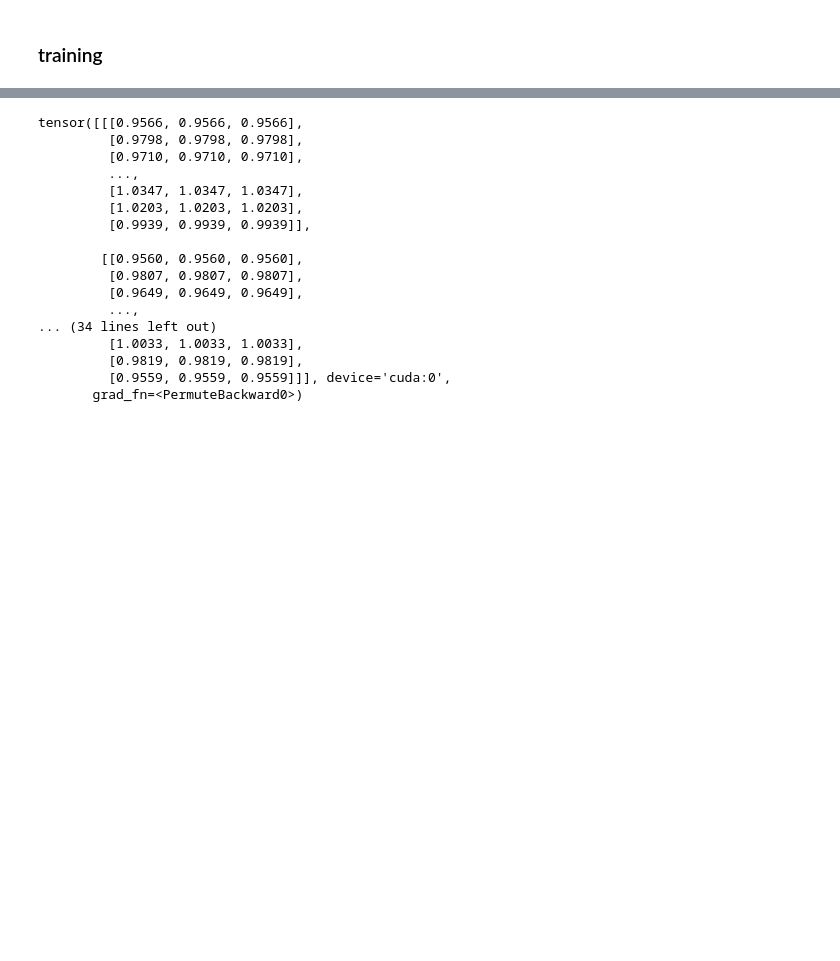
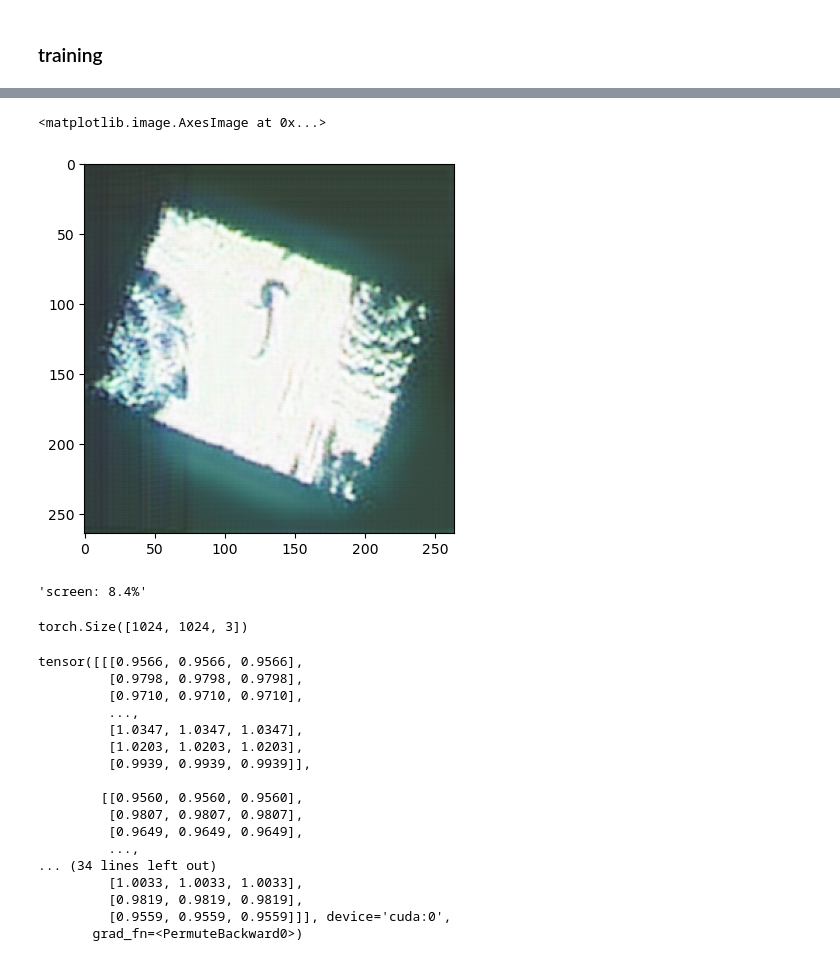
Before and after one commit to Dannynis/AdversarialRendering, a Jupyter notebook: adv_diff_a4_paper.ipynb, the cells around one changed output, grey strips where cells are left out. Drawn from its saved outputs; the diff is of its cells as text; code cells hidden in the pictures; blank space fills up the shorter version.

```diff
--- a/adv_diff_a4_paper.ipynb
+++ b/adv_diff_a4_paper.ipynb
@@ -723,6 +855,6 @@ class StableDiffusion(nn.Module):
 # %%
 import torch.nn.functional as F
 # %%
-sd = StableDiffusion('cuda',latent_mode=False)
+# sd = StableDiffusion('cuda',latent_mode=False)
 
-text_embed = sd.get_text_embeds(['white sheet of paper'])
+# text_embed = sd.get_text_embeds(['white sheet of paper'])
@@ -733,6 +950,9 @@ text_embed = sd.get_text_embeds(['white sheet of paper'])
 # %% [markdown]
 ### training
 # %%
+device = 'cuda' if torch.cuda.is_available() else 'cpu'
+SN = GNSmoothNoise(1024, zero_init=False, num_rgb=1).to(device)
+
 texture_noise_optim = torch.optim.Adam(params=list(p for p in SN.parameters() if p.requires_grad), lr=0.01)
 #add lr reduce scheduler
 scheduler = torch.optim.lr_scheduler.ReduceLROnPlateau(texture_noise_optim, mode='min', factor=0.1, patience=10, verbose=True)
@@ -758,6 +977,7 @@ import tqdm
 # torch.autograd.set_detect_anomaly(True)
 # %%
 from comet_ml.integration.pytorch import log_model
+import tqdm
 
 start_time = str(datetime.now()).split('.')[0]
 
@@ -776,7 +996,7 @@ print(f'exeriment time {start_time}')
 experiment = comet_ml.Experiment(display_summary_level=0, log_code=True)
 
 
-exp_name = f'{sds_steps}_sds_bs_{effective_batch_size}_l2_blswn_photo_augmentations_a4_paper_bl_wh'
+exp_name = f'{sds_steps}_sds_bs_{effective_batch_size}_l2_blswn_photo_augmentations_a4_paper_bl_wh_rnd_bkg'
 
 complete_name = exp_name+'_'+start_time
 
@@ -826,12 +1046,16 @@ try:
 
           image = render(camera, mesh.cuda(), lighting)
 
+
           zero_mask = image != 0
           img_loss = torch.mean(torch.abs((image - gt_image)[zero_mask]))
 
 
           augment_choise = torch.rand(1)
           if augment_choise < augment_prob:
+            # if torch.rand(1) < 0.9:
+            #   image_aug = augment_image(image)
+            # else:
             image_aug = effect(image)
             prediction_aug = resnet_predict_raw(image_aug)
 
@@ -849,7 +1073,7 @@ try:
             adv_loss =  critereon(prediction, directed_class)
             if prediction_aug is not None:
                 aug_pred_loss = critereon(prediction_aug, directed_class)
-                adv_loss =adv_loss + aug_pred_loss
+                adv_loss = aug_pred_loss #+ adv_loss
           else:
             p = prediction.squeeze(0).softmax(0)
             adv_loss = torch.stack([p[c.item()] for c in orig_clases]).max()
@@ -934,7 +1158,7 @@ try:
 
           # vertices_scheduler.step()
           # texture_scheduler.step()
-          if idx % 100 == 0:
+          if idx % 1000 == 0:
             plt.imshow(image.detach().cpu())
             plt.show()
             print(f"idx {idx} - img_loss: {float(img_loss)}, adv_loss {adv_loss}, grad norm {grad_norm}, lpips_loss {lpips_loss}")
@@ -1053,3 +1206,16 @@ idx 105300 - img_loss: 0.2784701883792877, adv_loss 0.09974946826696396, grad no
+# %%
+plt.imshow(image_aug.cpu().detach())
+# %% [output]
+<matplotlib.image.AxesImage at 0x...>
+[figure, added]
+# %%
+resnet_predict(image_aug.detach())
+# %% [output]
+'screen: 8.4%'
+# %%
+image.shape
+# %% [output]
+torch.Size([1024, 1024, 3])
 # %%
 SN(orig_mesh.materials[0].diffuse_texture.T).T
 # %% [output]
```
Also changed, not shown: parts of 17 cells of this notebook, 1 other file.
